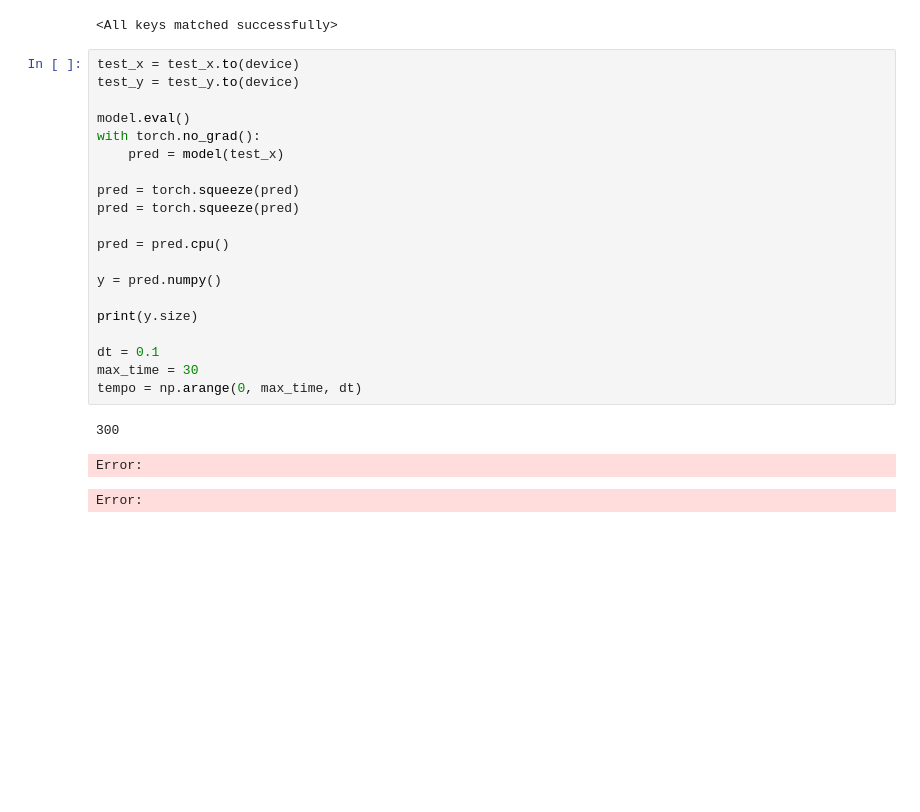
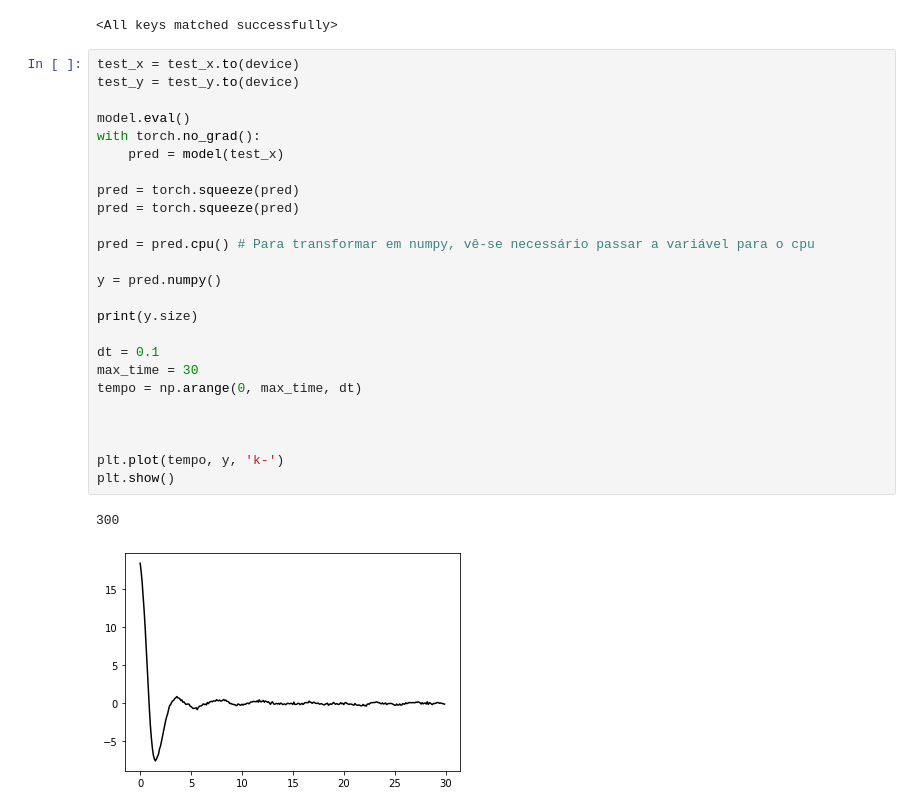
Before and after one commit to felipericobello/oha-ic, a Jupyter notebook: OHA-modeltraining.ipynb, the cells around one changed output. Saved outputs shown, nothing was run; the diff lists cells and outputs as text; blank space fills up the shorter version.

```diff
--- a/OHA-modeltraining.ipynb
+++ b/OHA-modeltraining.ipynb
@@ -184,24 +185,28 @@ Saved PyTorch Model State to model.pth
 # %%
 test_x = test_x.to(device)
 test_y = test_y.to(device)
 
 model.eval()
 with torch.no_grad():
     pred = model(test_x)
 
 pred = torch.squeeze(pred)
 pred = torch.squeeze(pred)
 
-pred = pred.cpu()
+pred = pred.cpu() # Para transformar em numpy, vê-se necessário passar a variável para o cpu
 
 y = pred.numpy()
 
 print(y.size)
 
 dt = 0.1
 max_time = 30
 tempo = np.arange(0, max_time, dt)
+
+
+
+plt.plot(tempo, y, 'k-')
+plt.show()
 # %% [output]
 300
-Error:
-Error:
+[figure, added]
```
Also changed, not shown: parts of 3 cells of this notebook, 7 other files.
